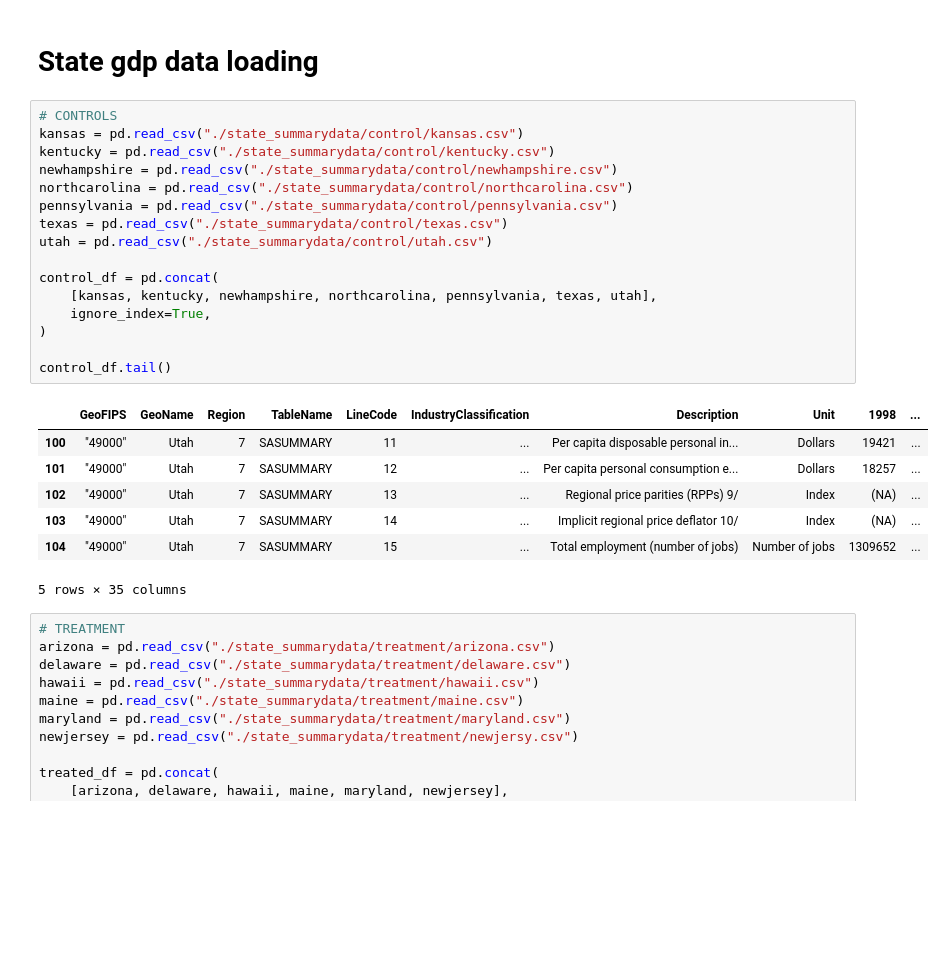
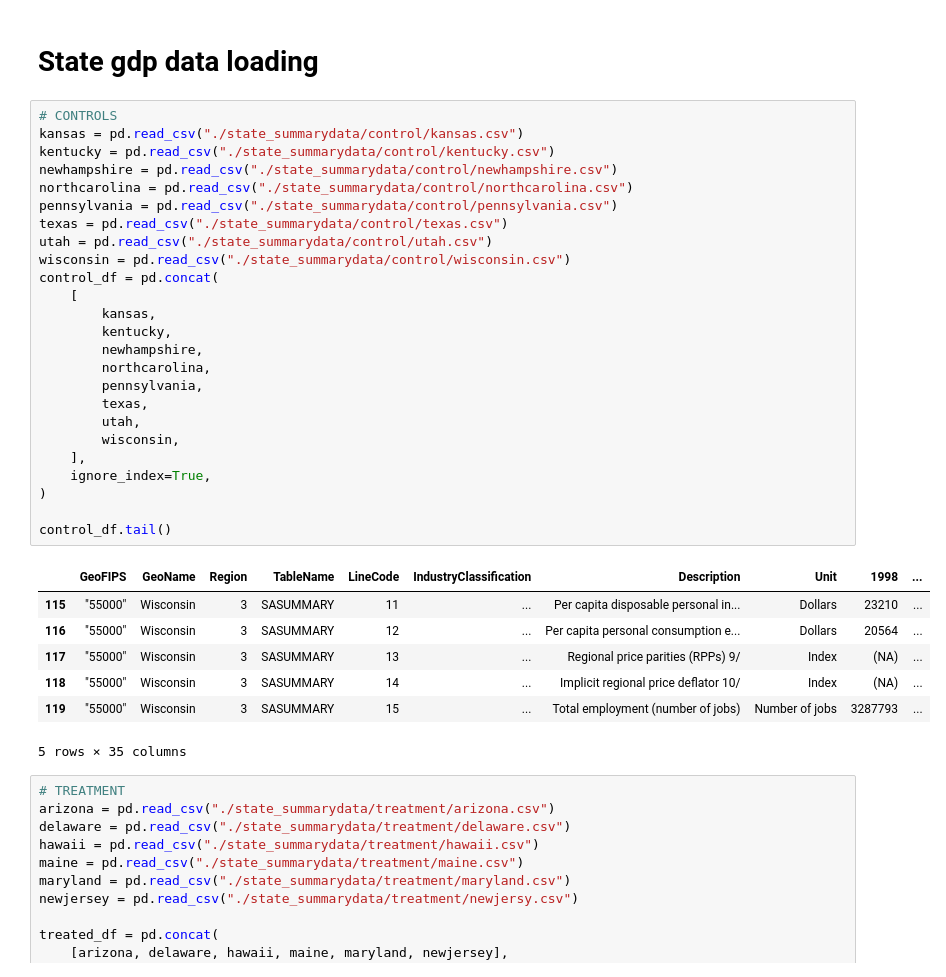
Before and after one commit to khaeuss808/UDS_FinalProject, a Jupyter notebook: FINALproject.ipynb, the cells around one changed output. Drawn from its saved outputs; the diff is of its cells as text; blank space fills up the shorter version.

```diff
--- a/FINALproject.ipynb
+++ b/FINALproject.ipynb
@@ -96,26 +96,35 @@ state_minwage_df[state_minwage_df["State or other"] == "Florida"]
 # %%
 # CONTROLS
 kansas = pd.read_csv("./state_summarydata/control/kansas.csv")
 kentucky = pd.read_csv("./state_summarydata/control/kentucky.csv")
 newhampshire = pd.read_csv("./state_summarydata/control/newhampshire.csv")
 northcarolina = pd.read_csv("./state_summarydata/control/northcarolina.csv")
 pennsylvania = pd.read_csv("./state_summarydata/control/pennsylvania.csv")
 texas = pd.read_csv("./state_summarydata/control/texas.csv")
 utah = pd.read_csv("./state_summarydata/control/utah.csv")
-
+wisconsin = pd.read_csv("./state_summarydata/control/wisconsin.csv")
 control_df = pd.concat(
-    [kansas, kentucky, newhampshire, northcarolina, pennsylvania, texas, utah],
+    [
+        kansas,
+        kentucky,
+        newhampshire,
+        northcarolina,
+        pennsylvania,
+        texas,
+        utah,
+        wisconsin,
+    ],
     ignore_index=True,
 )
 
 control_df.tail()
 # %% [output]
 |  | GeoFIPS | GeoName | Region | TableName | LineCode | IndustryClassification | Description | Unit | 1998 | ... |
-| 100 | "49000" | Utah | 7 | SASUMMARY | 11 | ... | Per capita disposable personal in... | Dollars | 19421 | ... |
-| 101 | "49000" | Utah | 7 | SASUMMARY | 12 | ... | Per capita personal consumption e... | Dollars | 18257 | ... |
-| 102 | "49000" | Utah | 7 | SASUMMARY | 13 | ... | Regional price parities (RPPs) 9/ | Index | (NA) | ... |
-| 103 | "49000" | Utah | 7 | SASUMMARY | 14 | ... | Implicit regional price deflator 10/ | Index | (NA) | ... |
-| 104 | "49000" | Utah | 7 | SASUMMARY | 15 | ... | Total employment (number of jobs) | Number of jobs | 1309652 | ... |
+| 115 | "55000" | Wisconsin | 3 | SASUMMARY | 11 | ... | Per capita disposable personal in... | Dollars | 23210 | ... |
+| 116 | "55000" | Wisconsin | 3 | SASUMMARY | 12 | ... | Per capita personal consumption e... | Dollars | 20564 | ... |
+| 117 | "55000" | Wisconsin | 3 | SASUMMARY | 13 | ... | Regional price parities (RPPs) 9/ | Index | (NA) | ... |
+| 118 | "55000" | Wisconsin | 3 | SASUMMARY | 14 | ... | Implicit regional price deflator 10/ | Index | (NA) | ... |
+| 119 | "55000" | Wisconsin | 3 | SASUMMARY | 15 | ... | Total employment (number of jobs) | Number of jobs | 3287793 | ... |
 5 rows × 35 columns
 # %%
 # TREATMENT
```
Also changed, not shown: parts of 12 cells of this notebook, 3 other files.
